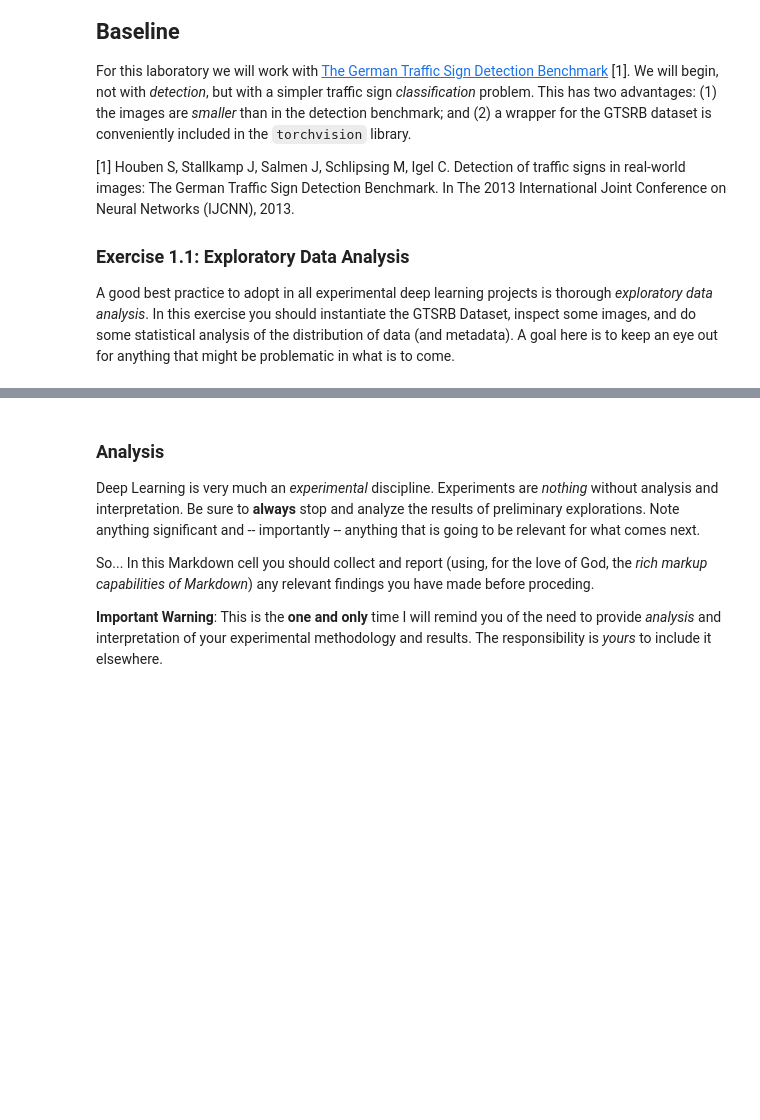
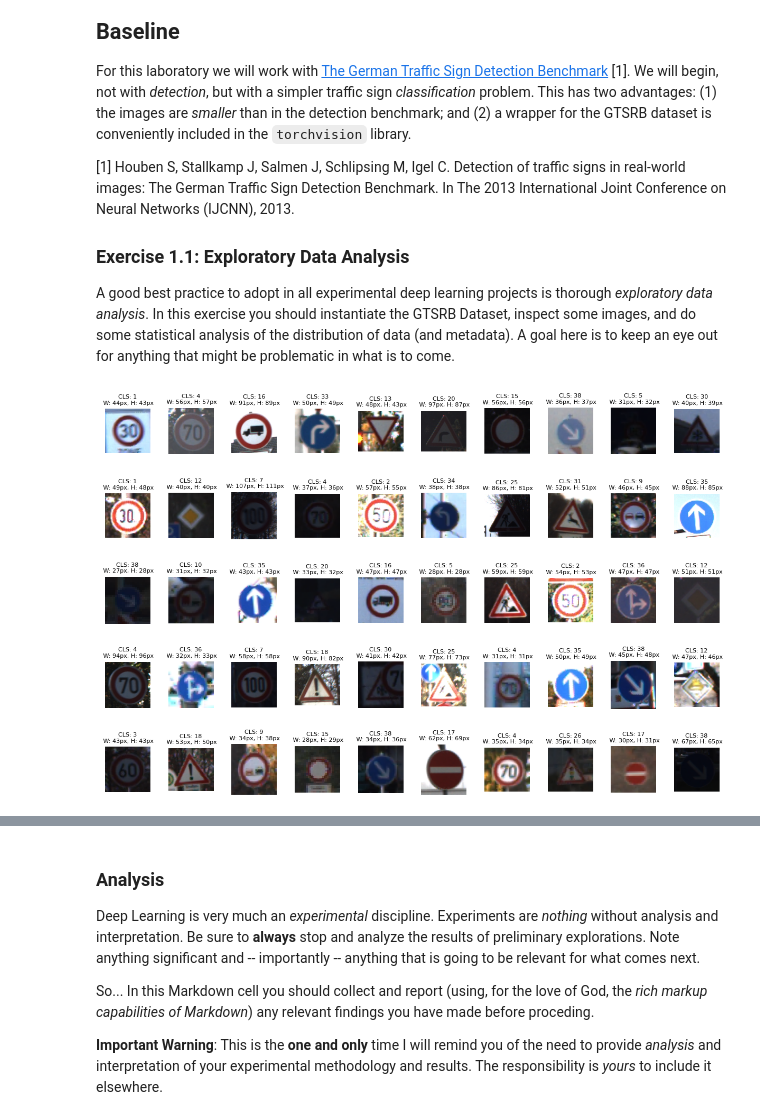
Before and after one commit to TommyyPasto/DLA-course-repo, a Jupyter notebook: Lab 1/DLA-Lab1.ipynb, the cells around one changed output, grey strips where cells are left out. Saved outputs shown, nothing was run; the diff lists cells and outputs as text; code cells hidden in the pictures; blank space fills up the shorter version.

```diff
--- a/Lab 1/DLA-Lab1.ipynb
+++ b/Lab 1/DLA-Lab1.ipynb
@@ -79,24 +79,53 @@ A good best practice to adopt in all experimental deep learning projects is thor
 # %%
 # Standard imports and aliases.
 import numpy as np
 import matplotlib.pyplot as plt
 import torch
 import torchvision.transforms.v2 as T     # Use transforms v2; much more efficient.
 
 #nota per me: transforms è ua libreria per modificare in qualsiasi modo sivoglia le immagini di un dataset(e altro).
 # si usa principalemte attraverso .Compose(dentro la quale posso concatenare più operazioni  dentro parentesi quadre [])
 # ad esempio :
 """
 transforms.Compose([
       transforms.Resize(256),
       transforms.CenterCrop(224),
       transforms.ToTensor(),
       transforms.Normalize(
       mean=[0.485, 0.456, 0.406],
       std=[0.229, 0.224, 0.225]
 )])
+
+fonte: Deep learning with Pytorch (libro)
 """
 
 
+from torchvision.datasets import GTSRB
+import pandas as pd
 
-from torchvision.datasets import GTSRB
+
+#trasformiamo il dataset GRSRB in tensore:
+transform = T.Compose([T.ToTensor()])  #qui mettiamo solo la trasformazione in tensore map otremo dopo anche aggiungere altro come crop resize ecc...
+ds_train = GTSRB('_data/', split='train', transform=transform, download=True)
+ds_test  = GTSRB('_data/', split='test', transform=transform, download=True)
+
+
+#stampiamo intanto le immagini senza alcuna modifica:
+num_samples = 50
+image_samples = [ds_train[idx] for idx in np.random.choice(range(len(ds_train)), num_samples)]
+
+plt.figure(figsize=(15,20))
+
+#padding tra le immagini per leggibilità
+plt.subplots_adjust(wspace=0.4, hspace=0.6)
+
+for (idx, (im, cls)) in enumerate(image_samples):
+    plt.subplot(10, 10, idx+1)
+    plt.imshow(im.permute([1, 2, 0]))
+    h, w = im.shape[1], im.shape[2]
+    plt.title(f'CLS: {cls}\n W: {w}px, H: {h}px', fontsize=8)
+    plt.axis('off')
+
+grayscale_transform = T.Grayscale()
+# %% [output]
+[figure, added]
```
Also changed, not shown: parts of 11 cells of this notebook.
